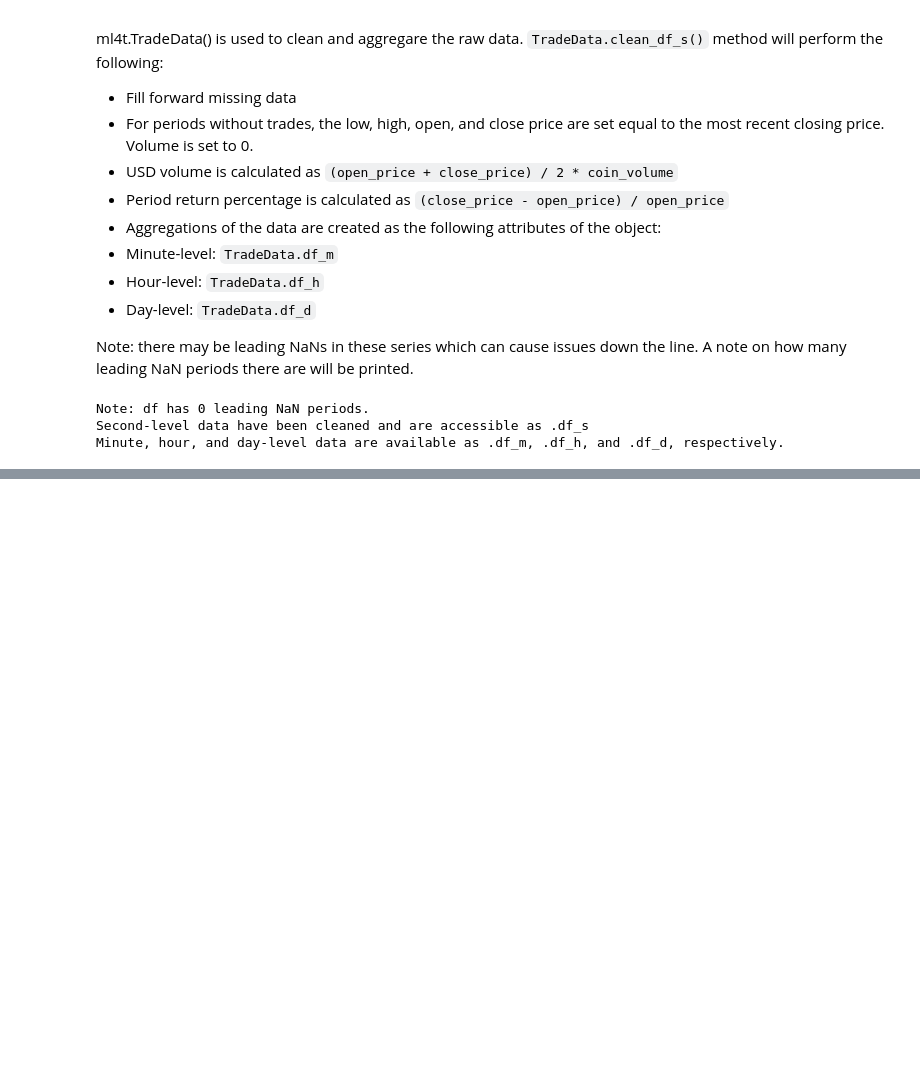
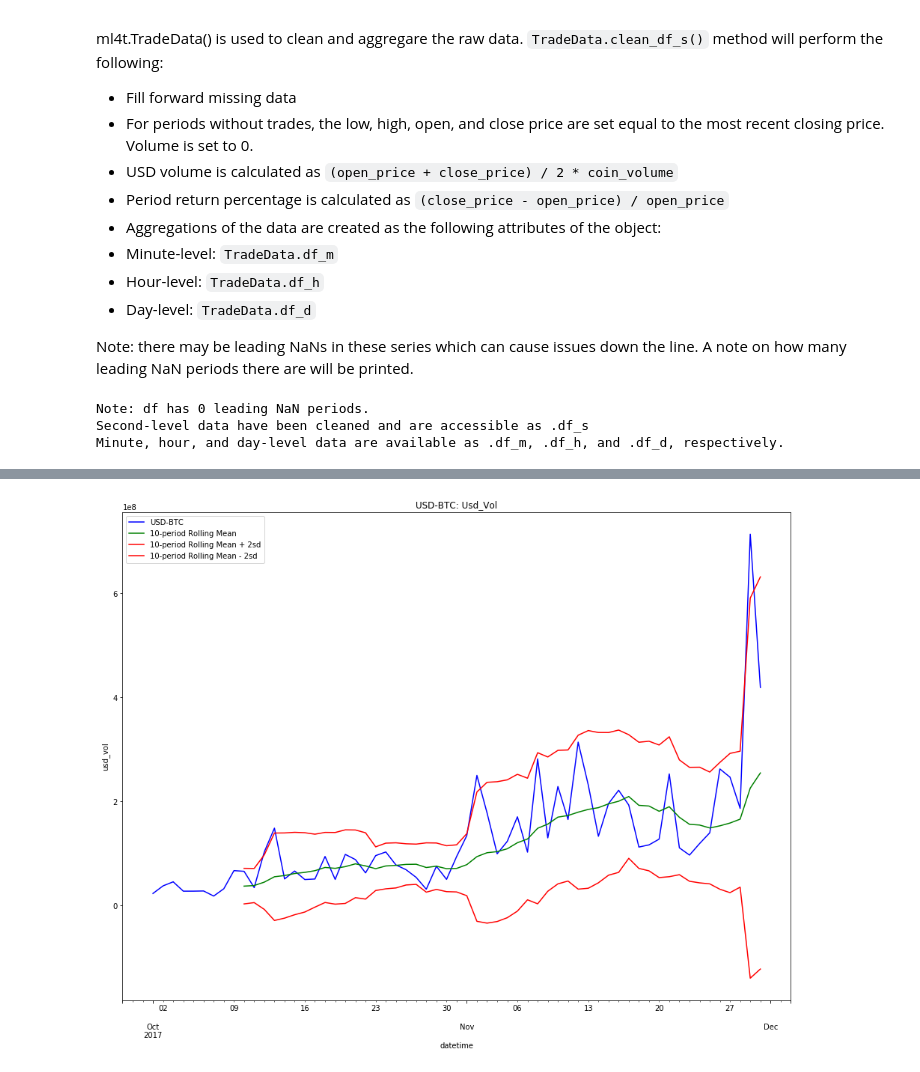
Before and after one commit to ethanruhe/ml_for_trading, a Jupyter notebook: 1: Cleaning Raw Data.ipynb, the cells around one changed output, grey strips where cells are left out. Drawn from its saved outputs; the diff is of its cells as text; code cells hidden in the pictures; blank space fills up the shorter version.

```diff
--- a/1: Cleaning Raw Data.ipynb
+++ b/1: Cleaning Raw Data.ipynb
@@ -128,0 +138,5 @@ The ml4t library
+# %%
+# Daily USD volume, 10-day rolling mean and Bollinger Bands
+ml4t.plot_rm(trade_data.df_d, var='usd_vol', n=10, bollinger=True)
+# %% [output]
+[figure, added]
```
Also changed, not shown: parts of 10 cells of this notebook, 1 other file.
